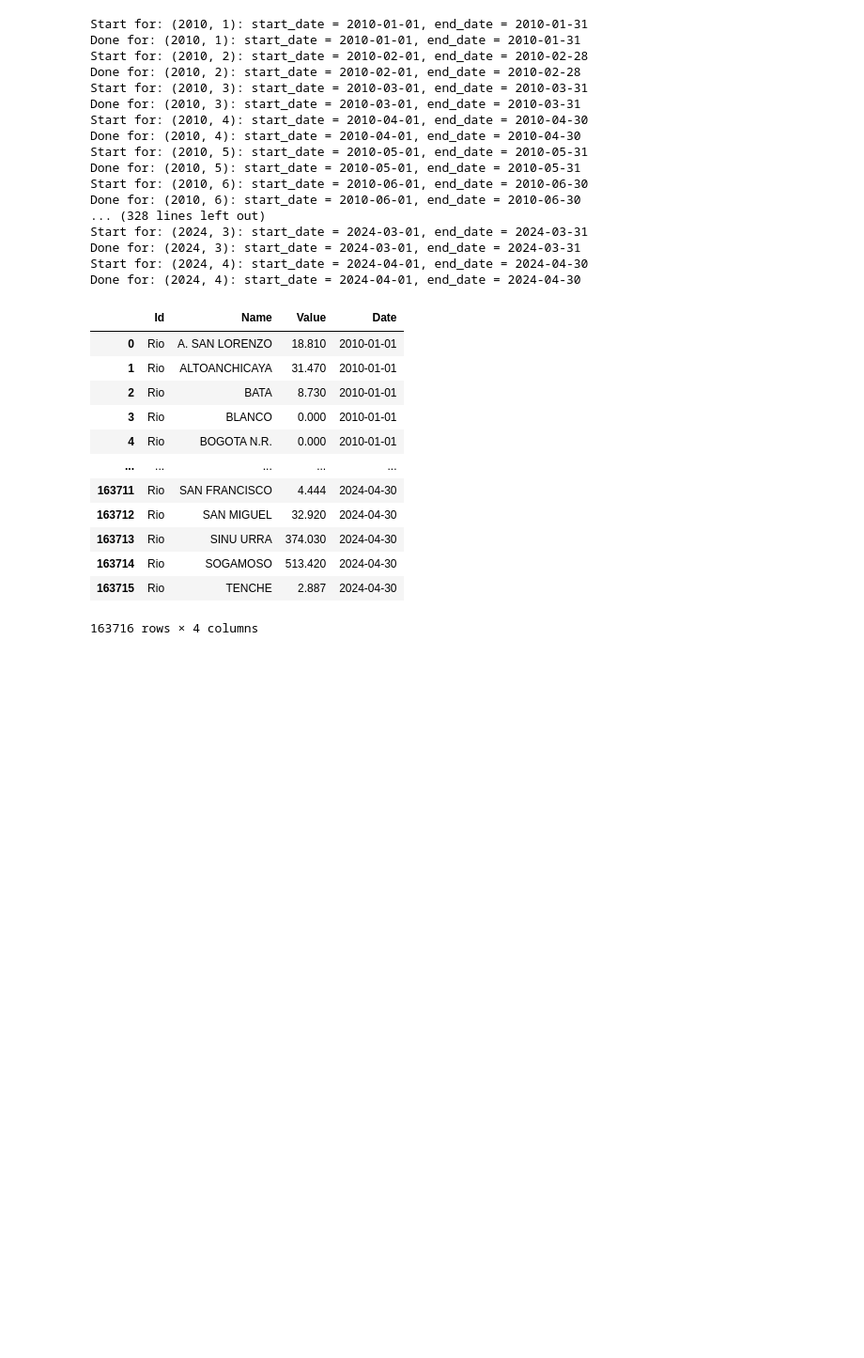
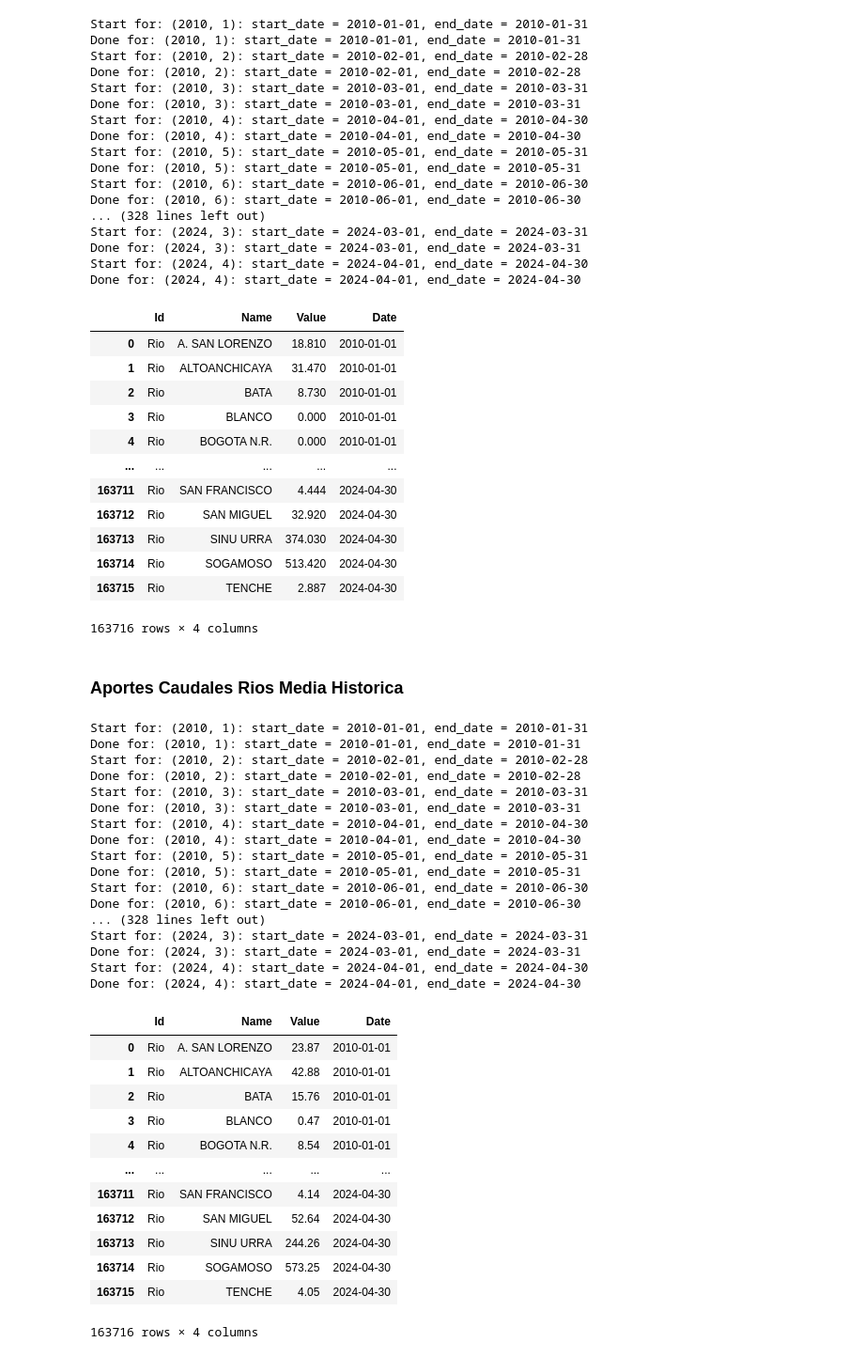
Before and after one commit to sistema-electrico-colombia/extraccion-datos-API, a Jupyter notebook: extraccion_datos_api_xm.ipynb, the cells around one changed output. Shown at 94% size. Cells and saved outputs as stored; diff of their text form; code cells hidden in the pictures; blank space fills up the shorter version.

Commit message:
[ADD] 🌊 Aportes en Caudal por Rio media historica

```diff
--- a/extraccion_datos_api_xm.ipynb
+++ b/extraccion_datos_api_xm.ipynb
@@ -804,3 +804,42 @@ Done for: (2024, 4): start_date = 2024-04-01, end_date = 2024-04-30
 163716 rows × 4 columns
 # %%
 df_aportes_caudal.to_json('./data/aportes_caudal.json', orient='records', lines=True)
+# %% [markdown]
+### Aportes Caudales Rios Media Historica
+# %%
+date_dict = generate_date_dict(2010, 2024, 4)
+metric = 'AporCaudalMediHist'
+num_metric = 0
+df_aportes_caudal_media_historica = extract_metric(date_dict,metric,num_metric)
+df_aportes_caudal_media_historica
+# %% [output]
+Start for: (2010, 1): start_date = 2010-01-01, end_date = 2010-01-31
+Done for: (2010, 1): start_date = 2010-01-01, end_date = 2010-01-31
+Start for: (2010, 2): start_date = 2010-02-01, end_date = 2010-02-28
+Done for: (2010, 2): start_date = 2010-02-01, end_date = 2010-02-28
+Start for: (2010, 3): start_date = 2010-03-01, end_date = 2010-03-31
+Done for: (2010, 3): start_date = 2010-03-01, end_date = 2010-03-31
+Start for: (2010, 4): start_date = 2010-04-01, end_date = 2010-04-30
+Done for: (2010, 4): start_date = 2010-04-01, end_date = 2010-04-30
+Start for: (2010, 5): start_date = 2010-05-01, end_date = 2010-05-31
+Done for: (2010, 5): start_date = 2010-05-01, end_date = 2010-05-31
+Start for: (2010, 6): start_date = 2010-06-01, end_date = 2010-06-30
+Done for: (2010, 6): start_date = 2010-06-01, end_date = 2010-06-30
+... (328 lines left out)
+Start for: (2024, 3): start_date = 2024-03-01, end_date = 2024-03-31
+Done for: (2024, 3): start_date = 2024-03-01, end_date = 2024-03-31
+Start for: (2024, 4): start_date = 2024-04-01, end_date = 2024-04-30
+Done for: (2024, 4): start_date = 2024-04-01, end_date = 2024-04-30
+|  | Id | Name | Value | Date |
+| 0 | Rio | A. SAN LORENZO | 23.87 | 2010-01-01 |
+| 1 | Rio | ALTOANCHICAYA | 42.88 | 2010-01-01 |
+| 2 | Rio | BATA | 15.76 | 2010-01-01 |
+| 3 | Rio | BLANCO | 0.47 | 2010-01-01 |
+| 4 | Rio | BOGOTA N.R. | 8.54 | 2010-01-01 |
+| ... | ... | ... | ... | ... |
+| 163711 | Rio | SAN FRANCISCO | 4.14 | 2024-04-30 |
+| 163712 | Rio | SAN MIGUEL | 52.64 | 2024-04-30 |
+| 163713 | Rio | SINU URRA | 244.26 | 2024-04-30 |
+| 163714 | Rio | SOGAMOSO | 573.25 | 2024-04-30 |
+| 163715 | Rio | TENCHE | 4.05 | 2024-04-30 |
+163716 rows × 4 columns
```
Also changed, not shown: parts of 1 cell of this notebook, 1 other file.
